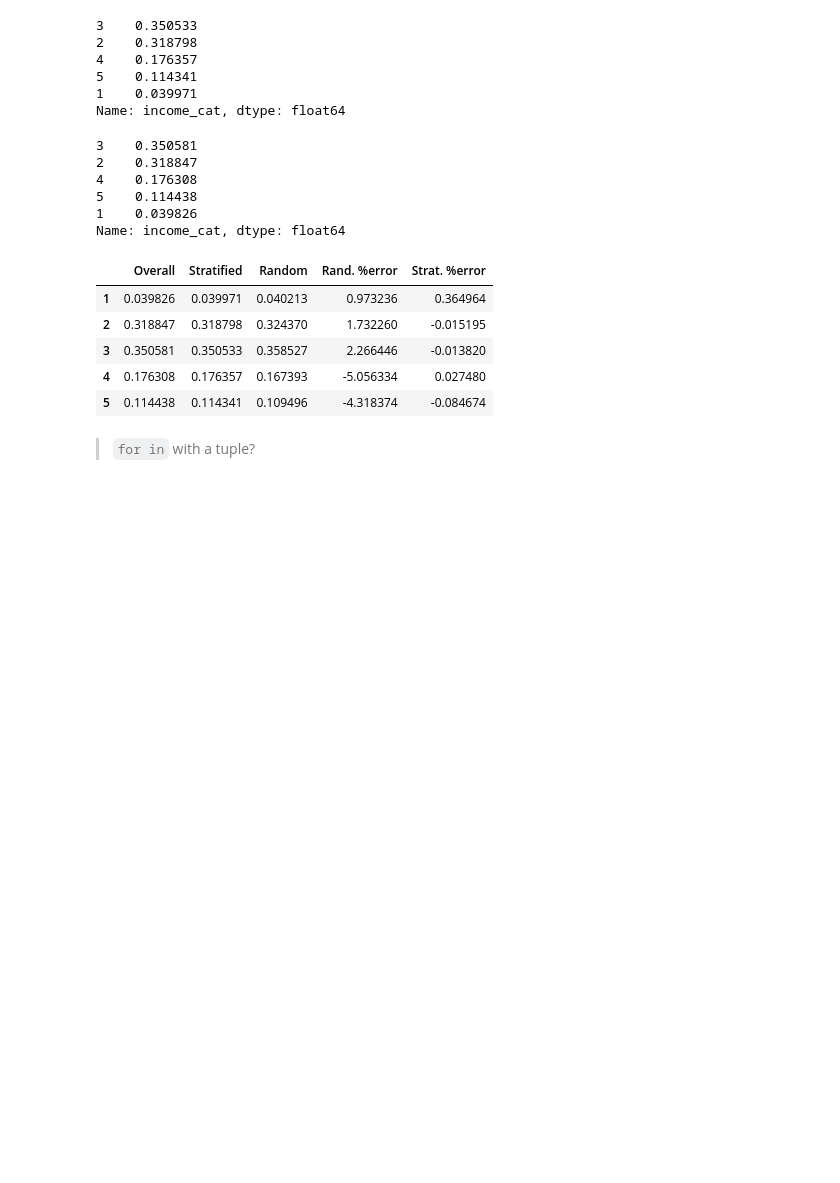
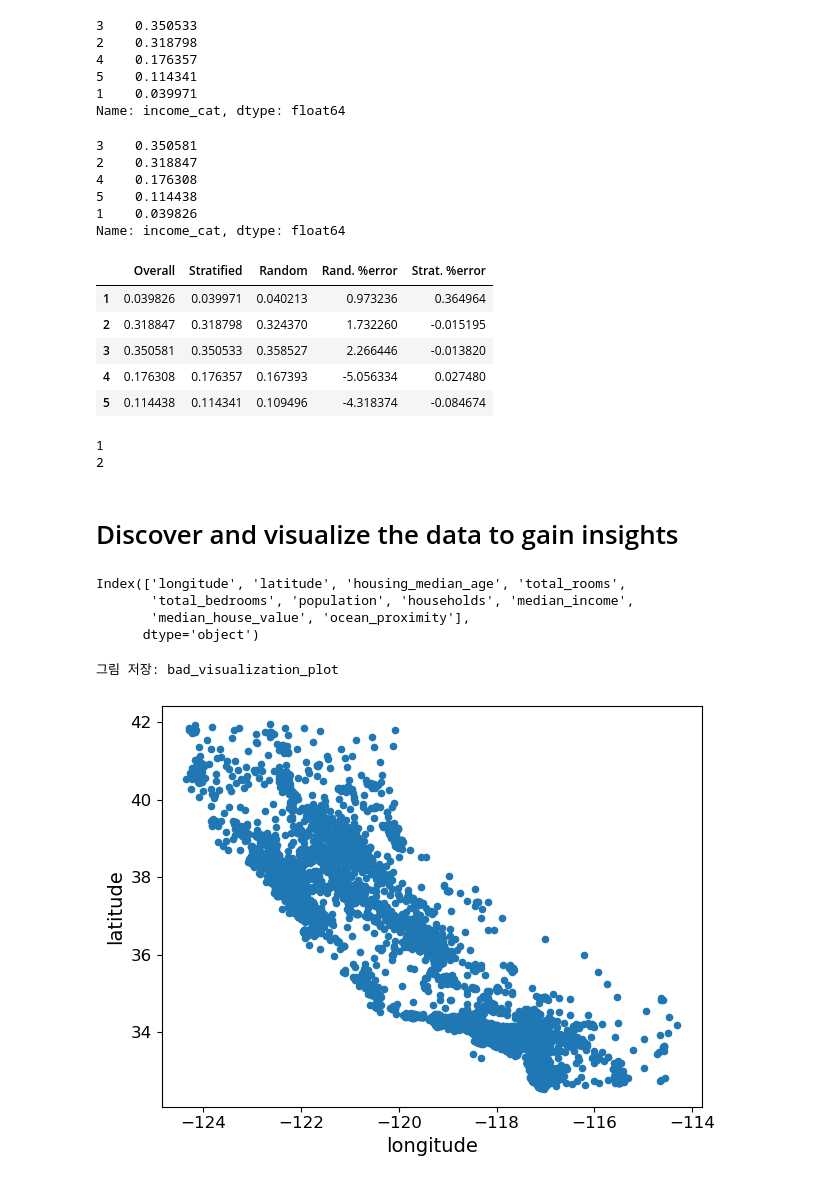
Before and after one commit to leroykim/ml-exercise, a Jupyter notebook: Chapter 2.ipynb, the cells around one changed output. Drawn from its saved outputs; the diff is of its cells as text; code cells hidden in the pictures; blank space fills up the shorter version.

```diff
--- a/Chapter 2.ipynb
+++ b/Chapter 2.ipynb
@@ -187,5 +191,27 @@ compare_props
 # %%
 for set_ in (strat_train_set, strat_test_set):
     set_.drop("income_cat", axis=1, inplace=True)
-# %% [markdown]
-> `for in` with a tuple?
+# %%
+# Tuple iteration with `for in`
+for num_ in (1,2):
+    print(num_)
+# %% [output]
+1
+2
+# %% [markdown]
+# Discover and visualize the data to gain insights
+# %%
+housing = strat_train_set.copy()
+# %%
+housing.columns
+# %% [output]
+Index(['longitude', 'latitude', 'housing_median_age', 'total_rooms',
+       'total_bedrooms', 'population', 'households', 'median_income',
+       'median_house_value', 'ocean_proximity'],
+      dtype='object')
+# %%
+housing.plot(kind="scatter", x="longitude", y="latitude")
+save_fig("bad_visualization_plot")
+# %% [output]
+그림 저장: bad_visualization_plot
+[figure, added]
```
Also changed, not shown: parts of 115 cells of this notebook, 4 other files.
